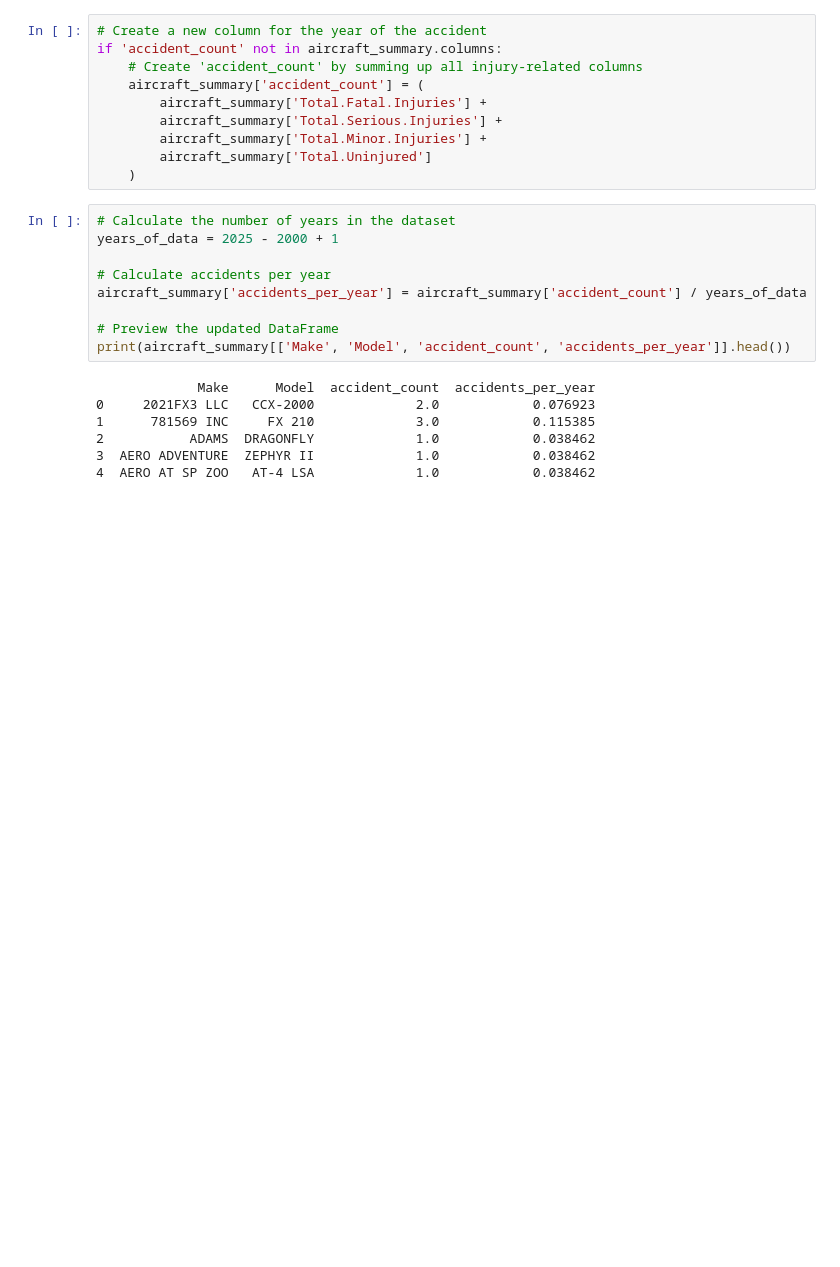
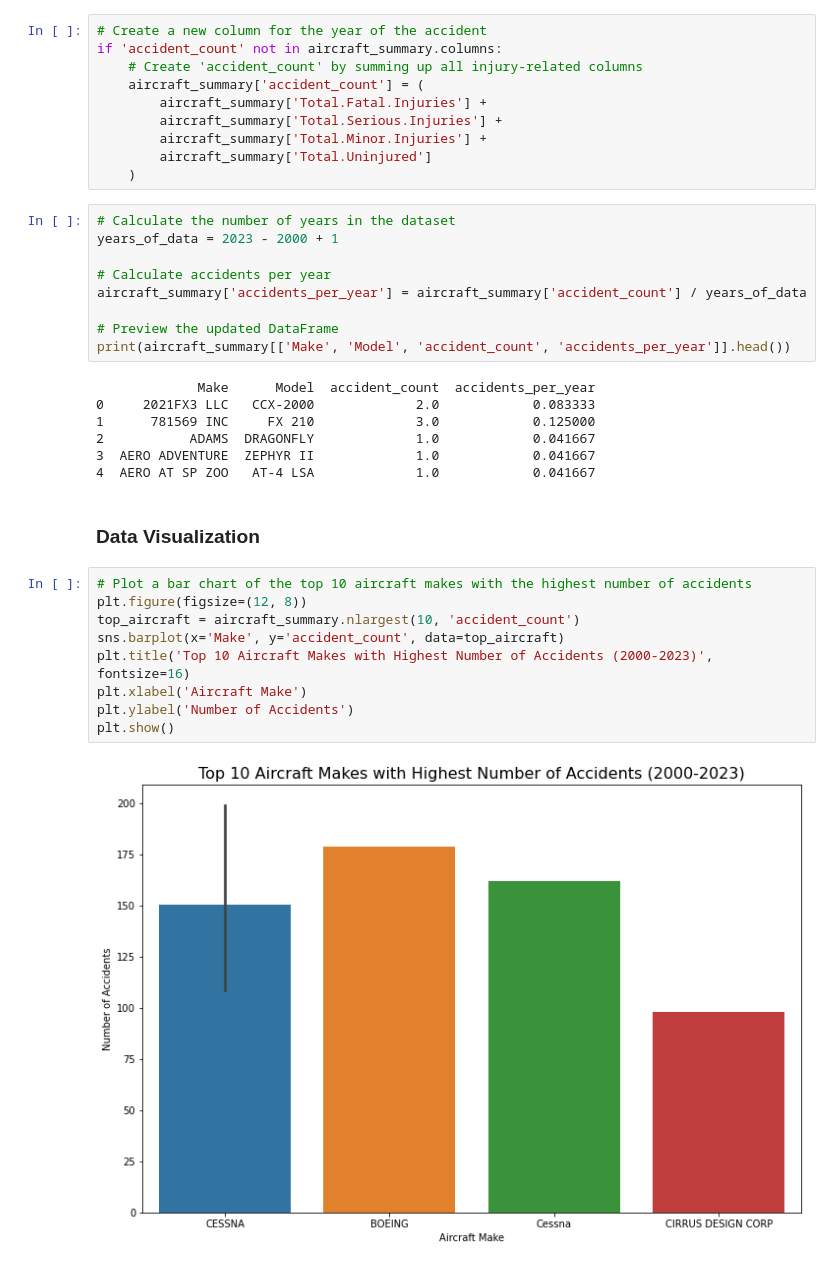
Before and after one commit to Shemnderitu/Aviationproject, a Jupyter notebook: Aircraftanalysis.ipynb, the cells around one changed output. Saved outputs shown, nothing was run; the diff lists cells and outputs as text; blank space fills up the shorter version.

Commit message:
Data visualization

```diff
--- a/Aircraftanalysis.ipynb
+++ b/Aircraftanalysis.ipynb
@@ -310,7 +310,7 @@ if 'accident_count' not in aircraft_summary.columns:
     )
 # %%
 # Calculate the number of years in the dataset
-years_of_data = 2025 - 2000 + 1
+years_of_data = 2023 - 2000 + 1
 
 # Calculate accidents per year
 aircraft_summary['accidents_per_year'] = aircraft_summary['accident_count'] / years_of_data
@@ -319,8 +319,21 @@ aircraft_summary['accidents_per_year'] = aircraft_summary['accident_count'] / ye
 print(aircraft_summary[['Make', 'Model', 'accident_count', 'accidents_per_year']].head())
 # %% [output]
              Make      Model  accident_count  accidents_per_year
-0     2021FX3 LLC   CCX-2000             2.0            0.076923
-1      781569 INC     FX 210             3.0            0.115385
-2           ADAMS  DRAGONFLY             1.0            0.038462
-3  AERO ADVENTURE  ZEPHYR II             1.0            0.038462
-4  AERO AT SP ZOO   AT-4 LSA             1.0            0.038462
+0     2021FX3 LLC   CCX-2000             2.0            0.083333
+1      781569 INC     FX 210             3.0            0.125000
+2           ADAMS  DRAGONFLY             1.0            0.041667
+3  AERO ADVENTURE  ZEPHYR II             1.0            0.041667
+4  AERO AT SP ZOO   AT-4 LSA             1.0            0.041667
+# %% [markdown]
+### Data Visualization
+# %%
+# Plot a bar chart of the top 10 aircraft makes with the highest number of accidents
+plt.figure(figsize=(12, 8))
+top_aircraft = aircraft_summary.nlargest(10, 'accident_count')
+sns.barplot(x='Make', y='accident_count', data=top_aircraft)
+plt.title('Top 10 Aircraft Makes with Highest Number of Accidents (2000-2023)', fontsize=16)
+plt.xlabel('Aircraft Make')
+plt.ylabel('Number of Accidents')
+plt.show()
+# %% [output]
+[figure, added]
```
Also changed, not shown: parts of 9 cells of this notebook.
